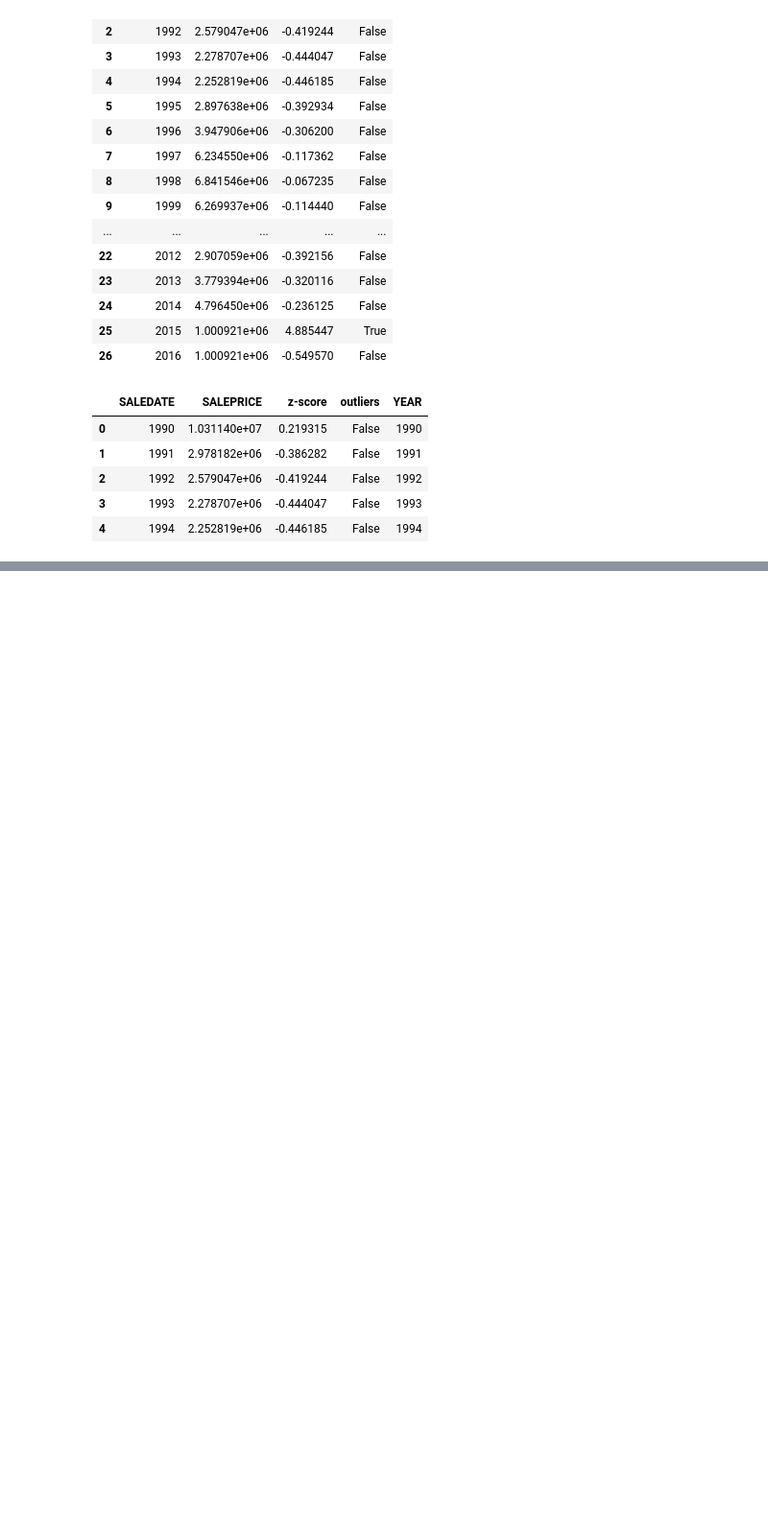
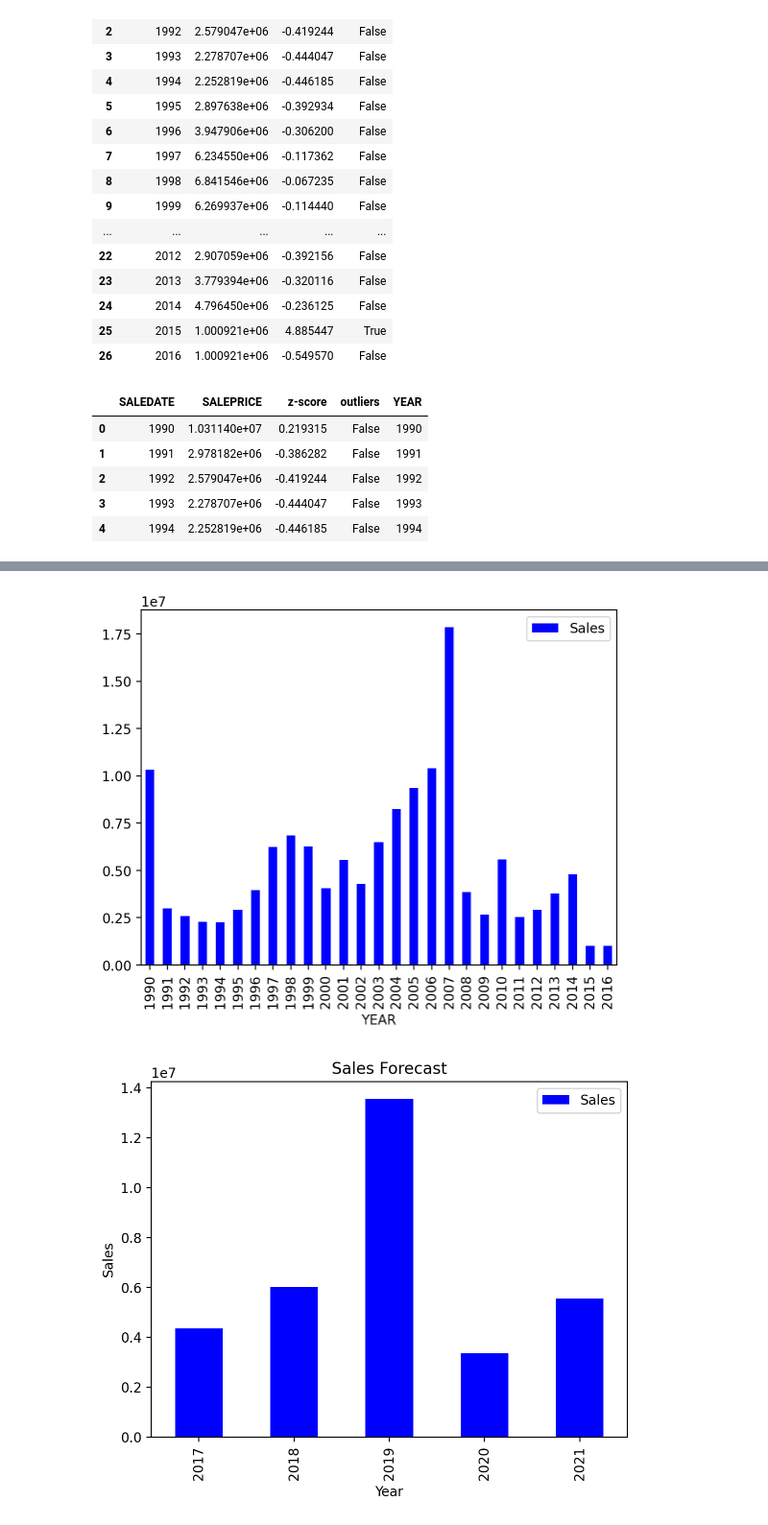
Before and after one commit to sakshi752/sales2, a Jupyter notebook: sales forecast 2.ipynb, the cells around one changed output, grey strips where cells are left out. Shown: that part at 96% size. Cells and saved outputs as stored; diff of their text form; code cells hidden in the pictures; blank space fills up the shorter version.

```diff
--- a/sales forecast 2.ipynb
+++ b/sales forecast 2.ipynb
@@ -246,8 +263,7 @@ fit_model=model.fit()
 predictions = fit_model.forecast(steps=5)
 predictions=predictions.to_frame()
 # %%
-
 predictions['YEAR']=[2017,2018,2019,2020,2021]
-predictions.head()
-predictions=predictions.set_index('YEAR')
+predictions=predictions.rename(columns={0:'SALEPRICE'})
+predictions
 # %% [output]
@@ -254,0 +276,14 @@ TypeError: Index(...) must be called with a collection of some kind, 'YEAR' was
+# %%
+df_final.plot(x='YEAR', y='SALEPRICE', kind='bar', color='blue', label='Sales')
+predictions.plot(x='YEAR', y='SALEPRICE', kind='bar', color='blue', label='Sales')
+# Add labels and title
+plt.xlabel('Year')
+plt.ylabel('Sales')
+plt.title('Sales Forecast')
+plt.legend()
+
+# Show the plot
+plt.show()
+# %% [output]
+[figure, added]
+[figure, added]
```
Also changed, not shown: parts of 12 cells of this notebook.
